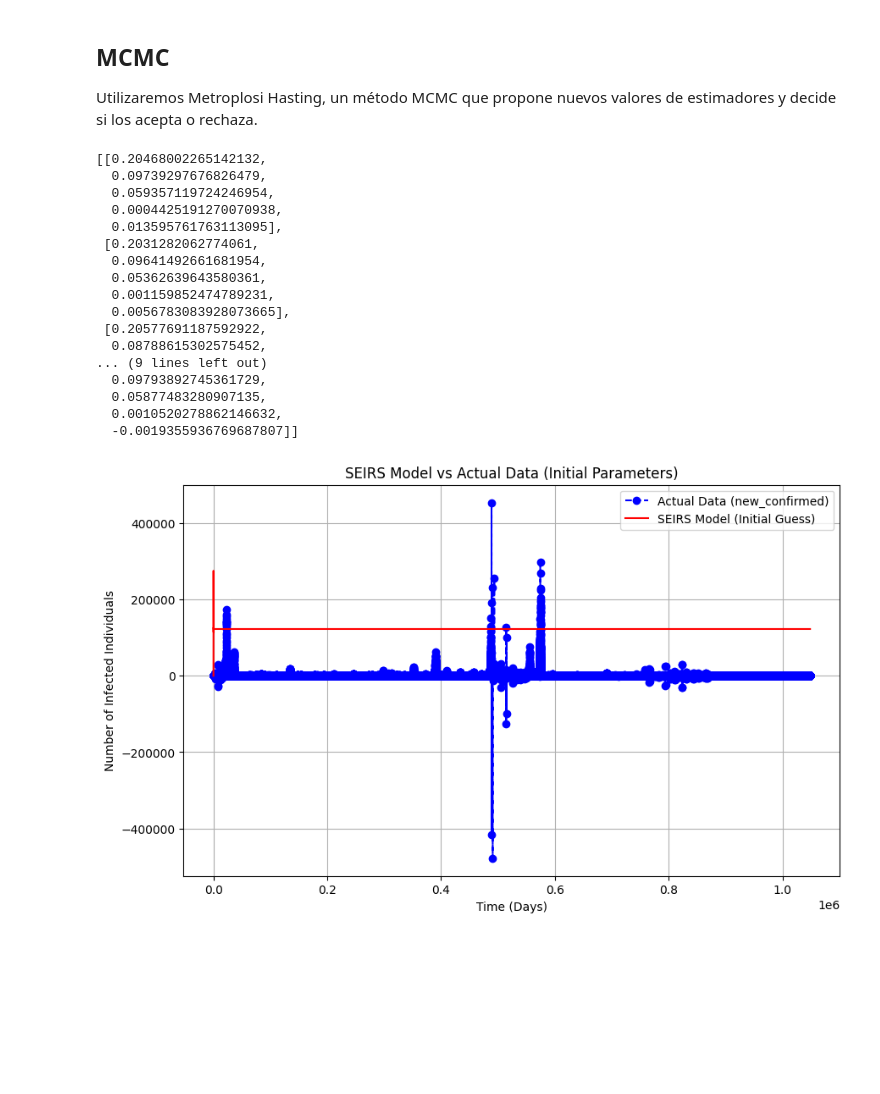
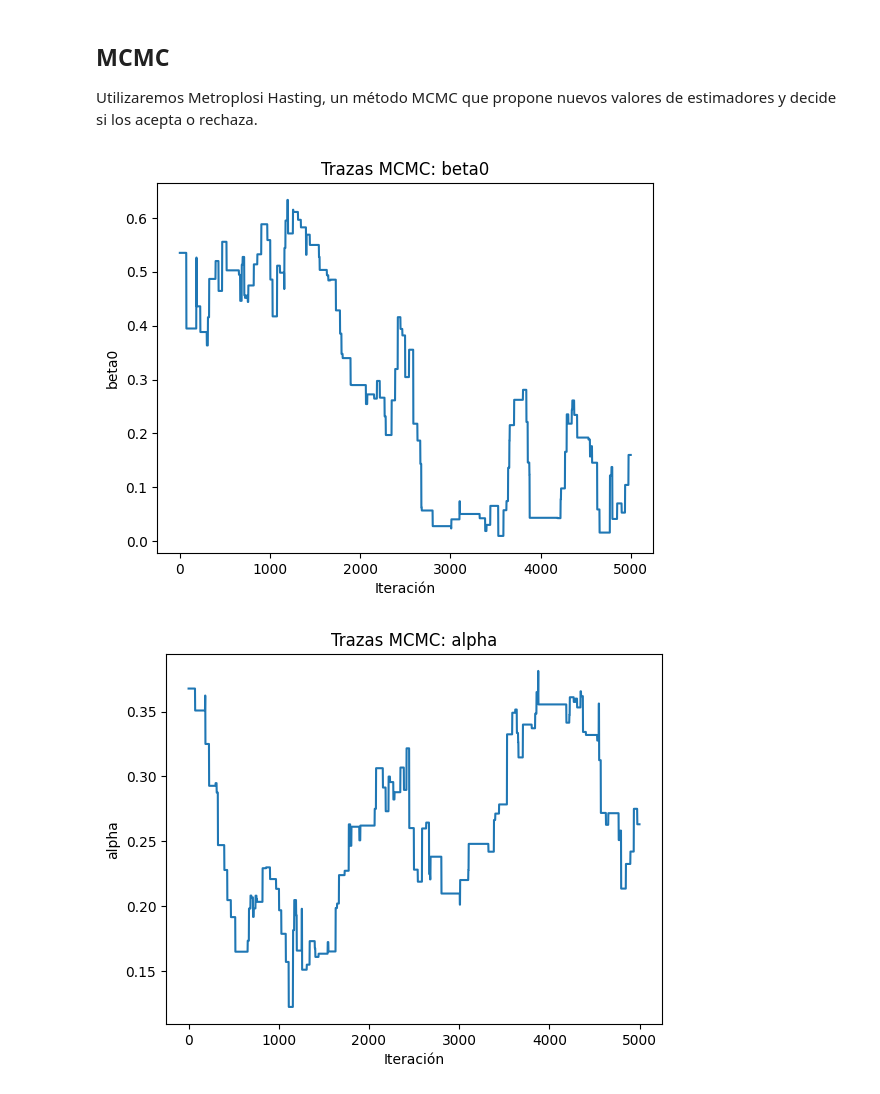
Before and after one commit to Buebito/RSV-and-INFLUENZA-SUPERINFECTION, a Jupyter notebook: MCMC.ipynb, the cells around one changed output. Drawn from its saved outputs; the diff is of its cells as text; code cells hidden in the pictures; blank space fills up the shorter version.

```diff
--- a/MCMC.ipynb
+++ b/MCMC.ipynb
@@ -7,3 +6,7 @@ import random
 import pandas as pd
+# %%
+# Parámetros fijos según Velasco-Hernández et al. 2015 (influenza)
+gamma = 0.5    # incubación ≃ 2 días → γ = 1/2 = 0.5 d⁻¹
+eta   = 0.25   # recuperación ≃ 4 días → η = 1/4 = 0.25 d⁻¹
 # %% [markdown]
 ## Funciones Modelo y Verosimilitud
@@ -86,56 +54,0 @@ def mcmc(data, param_0, iter, time):
-# %%
-cleaned_data = pd.read_csv('cleaned_epidemiology_data.csv')
-
-param_0 = [0.2, 0.1, 0.05, 0.001, 0.01]
-
-time = np.linspace(0, len(cleaned_data), len(cleaned_data))
-
-S0 = 999900
-E0 = 100
-I0 = cleaned_data['new_confirmed'].iloc[0]
-R0 = 0
-N = S0 + E0 + I0 + R0
-
-
-iter = 5000
-mcmc_results = mcmc(cleaned_data['new_confirmed'].values, param_0, iter , time)
-
-
-mcmc_results[:5]
-# %% [output]
-[[0.20468002265142132,
-  0.09739297676826479,
-  0.059357119724246954,
-  0.0004425191270070938,
-  0.013595761763113095],
- [0.2031282062774061,
-  0.09641492661681954,
-  0.05362639643580361,
-  0.001159852474789231,
-  0.0056783083928073665],
- [0.20577691187592922,
-  0.08788615302575452,
-... (9 lines left out)
-  0.09793892745361729,
-  0.05877483280907135,
-  0.0010520278862146632,
-  -0.0019355936769687807]]
-# %%
-import matplotlib.pyplot as plt
-
-# Generate the initial prediction using the SEIRS model
-initial_predicted = sim_mod_time(*param_0, S0, E0, I0, R0, N, time)
-
-# Plot the actual data vs the model's initial prediction
-plt.figure(figsize=(10, 6))
-plt.plot(time, cleaned_data['new_confirmed'], label='Actual Data (new_confirmed)', color='blue', marker='o', linestyle='--')
-plt.plot(time, initial_predicted, label='SEIRS Model (Initial Guess)', color='red', linestyle='-')
-
-plt.title('SEIRS Model vs Actual Data (Initial Parameters)')
-plt.xlabel('Time (Days)')
-plt.ylabel('Number of Infected Individuals')
-plt.legend()
-plt.grid(True)
-plt.show()
-# %% [output]
-[figure, removed]
@@ -141,0 +139,16 @@ plt.show()
+# %%
+# 4. Revisa resultados
+# Por ejemplo, los últimos 100 valores de cada parámetro:
+import matplotlib.pyplot as plt
+
+labels = ['beta0', 'alpha', 'theta', 'sigma_obs']
+for i in range(chain.shape[1]):
+    plt.figure()
+    plt.plot(chain[-5000:, i])
+    plt.title(f'Trazas MCMC: {labels[i]}')
+    plt.xlabel('Iteración')
+    plt.ylabel(labels[i])
+    plt.show()
+# %% [output]
+[figure, added]
+[figure, added]
```
Also changed, not shown: parts of 7 cells of this notebook, 3 other files.
